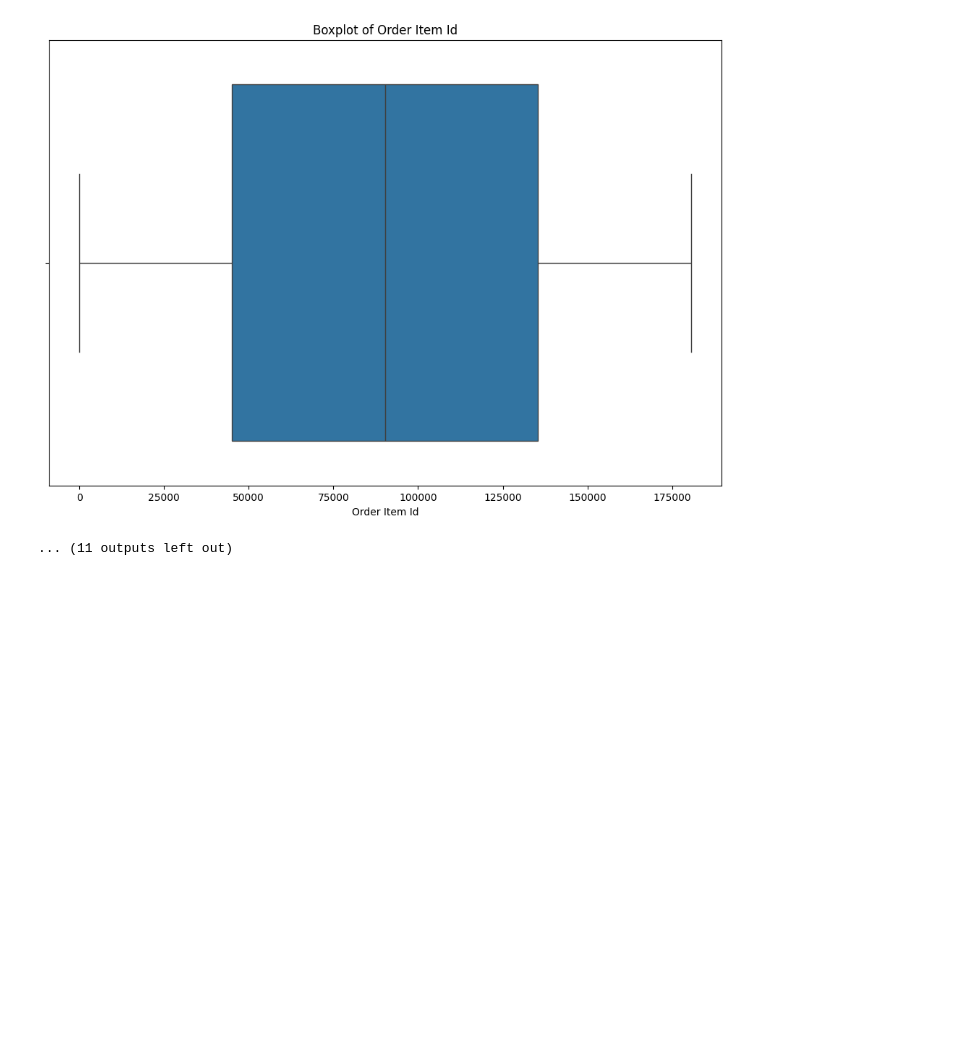
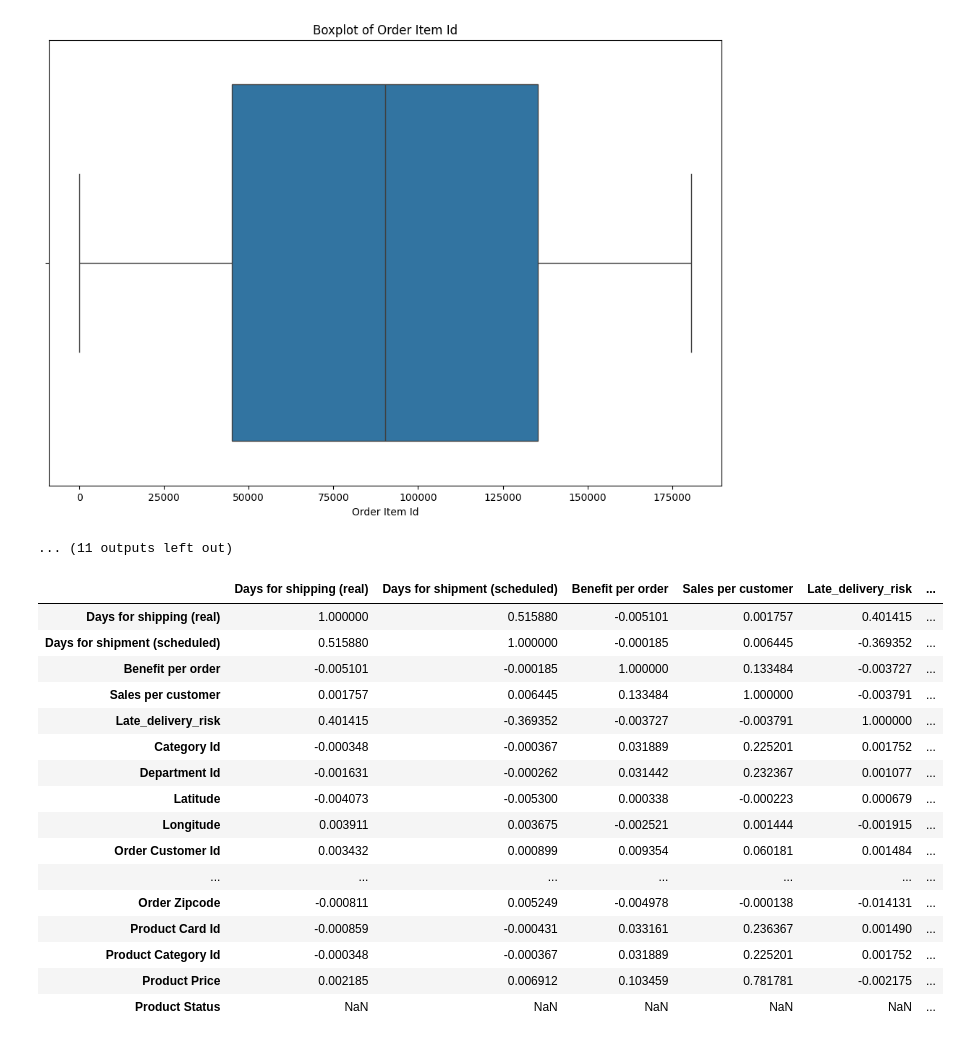
Before and after one commit to Lopeznil/Projects, a Jupyter notebook: Supply Chain Disruptions Analysis/Data loading and exploration.ipynb, the cells around one changed output. Drawn from its saved outputs; the diff is of its cells as text; code cells hidden in the pictures; blank space fills up the shorter version.

```diff
--- a/Supply Chain Disruptions Analysis/Data loading and exploration.ipynb
+++ b/Supply Chain Disruptions Analysis/Data loading and exploration.ipynb
@@ -167,3 +181,27 @@ for col in numeric_cols:
 [figure]
 [figure]
 ... (11 outputs left out)
+# %%
+# Select only the numeric columns
+numeric_supply_data = supply_data.select_dtypes(include=np.number)
+
+# Calculate the correlation matrix on the numeric columns
+numeric_supply_data.corr()
+# %% [output]
+|  | Days for shipping (real) | Days for shipment (scheduled) | Benefit per order | Sales per customer | Late_delivery_risk | ... |
+| Days for shipping (real) | 1.000000 | 0.515880 | -0.005101 | 0.001757 | 0.401415 | ... |
+| Days for shipment (scheduled) | 0.515880 | 1.000000 | -0.000185 | 0.006445 | -0.369352 | ... |
+| Benefit per order | -0.005101 | -0.000185 | 1.000000 | 0.133484 | -0.003727 | ... |
+| Sales per customer | 0.001757 | 0.006445 | 0.133484 | 1.000000 | -0.003791 | ... |
+| Late_delivery_risk | 0.401415 | -0.369352 | -0.003727 | -0.003791 | 1.000000 | ... |
+| Category Id | -0.000348 | -0.000367 | 0.031889 | 0.225201 | 0.001752 | ... |
+| Department Id | -0.001631 | -0.000262 | 0.031442 | 0.232367 | 0.001077 | ... |
+| Latitude | -0.004073 | -0.005300 | 0.000338 | -0.000223 | 0.000679 | ... |
+| Longitude | 0.003911 | 0.003675 | -0.002521 | 0.001444 | -0.001915 | ... |
+| Order Customer Id | 0.003432 | 0.000899 | 0.009354 | 0.060181 | 0.001484 | ... |
+| ... | ... | ... | ... | ... | ... | ... |
+| Order Zipcode | -0.000811 | 0.005249 | -0.004978 | -0.000138 | -0.014131 | ... |
+| Product Card Id | -0.000859 | -0.000431 | 0.033161 | 0.236367 | 0.001490 | ... |
+| Product Category Id | -0.000348 | -0.000367 | 0.031889 | 0.225201 | 0.001752 | ... |
+| Product Price | 0.002185 | 0.006912 | 0.103459 | 0.781781 | -0.002175 | ... |
+| Product Status | NaN | NaN | NaN | NaN | NaN | ... |
```
Also changed, not shown: parts of 7 cells of this notebook.
